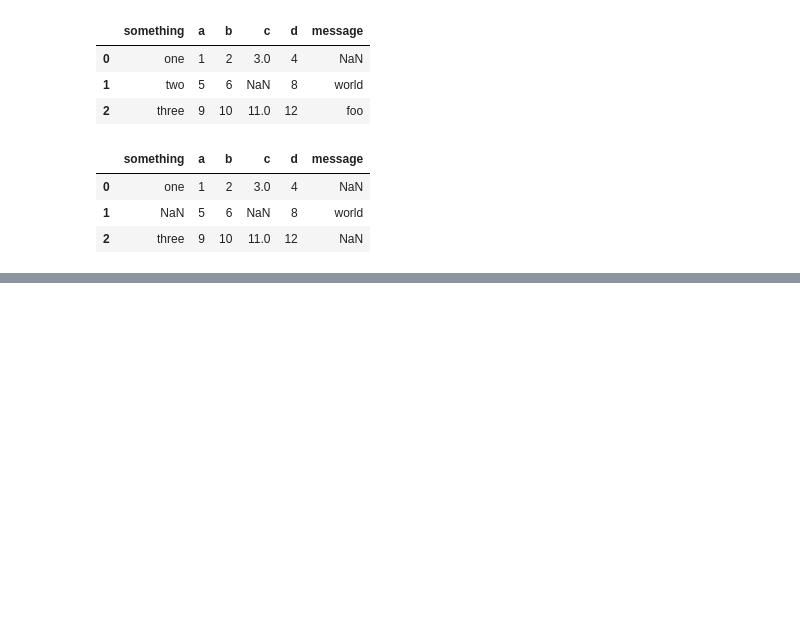
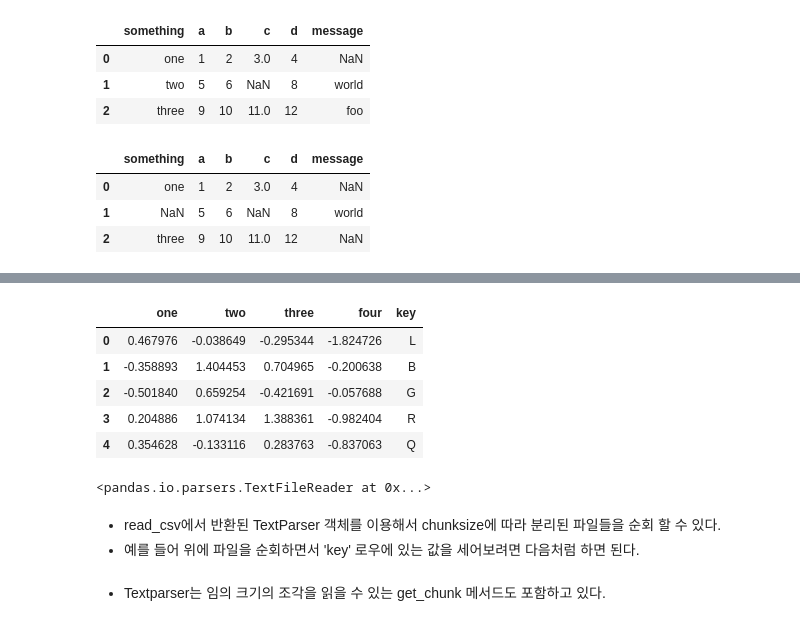
Before and after one commit to chewytteok/practice_1, a Jupyter notebook: python_read.ipynb, the cells around one changed output, grey strips where cells are left out. Drawn from its saved outputs; the diff is of its cells as text; code cells hidden in the pictures; blank space fills up the shorter version.

```diff
--- a/python_read.ipynb
+++ b/python_read.ipynb
@@ -133,0 +156,11 @@ pd.read_csv('c:/data/examples/ex5.csv', na_values= sentinels)
+# %%
+# 처음 몇 줄만 보는 방법 nrows 옵션 사용
+
+pd.read_csv('c:/data/examples/ex6.csv',nrows=5)
+# %% [output]
+|  | one | two | three | four | key |
+| 0 | 0.467976 | -0.038649 | -0.295344 | -1.824726 | L |
+| 1 | -0.358893 | 1.404453 | 0.704965 | -0.200638 | B |
+| 2 | -0.501840 | 0.659254 | -0.421691 | -0.057688 | G |
+| 3 | 0.204886 | 1.074134 | 1.388361 | -0.982404 | R |
+| 4 | 0.354628 | -0.133116 | 0.283763 | -0.837063 | Q |
@@ -133,0 +171,7 @@ pd.read_csv('c:/data/examples/ex5.csv', na_values= sentinels)
+# %%
+chunker
+# %% [output]
+<pandas.io.parsers.TextFileReader at 0x...>
+# %% [markdown]
+- read_csv에서 반환된 TextParser 객체를 이용해서 chunksize에 따라 분리된 파일들을 순회 할 수 있다.
+- 예를 들어 위에 파일을 순회하면서 'key' 로우에 있는 값을 세어보려면 다음처럼 하면 된다.
@@ -133,0 +186,2 @@ pd.read_csv('c:/data/examples/ex5.csv', na_values= sentinels)
+# %% [markdown]
+- Textparser는 임의 크기의 조각을 읽을 수 있는 get_chunk 메서드도 포함하고 있다.
```
Also changed, not shown: parts of 32 cells of this notebook.
